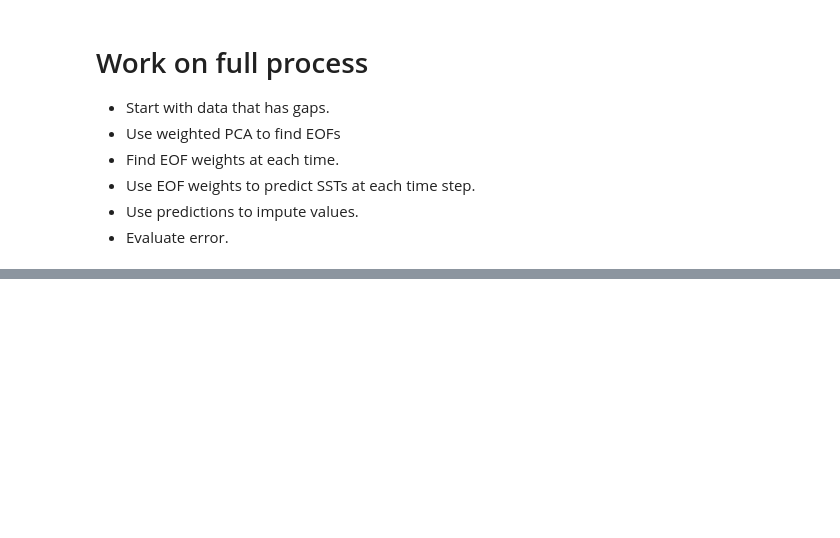
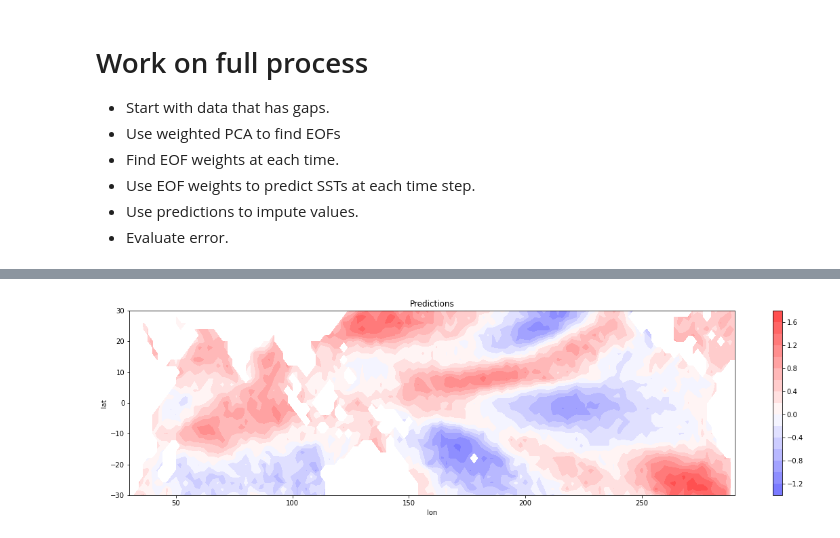
Before and after one commit to lucien-sim/sst_model, a Jupyter notebook: notebooks/imputing_with_pca.ipynb, the cells around one changed output, grey strips where cells are left out. Saved outputs shown, nothing was run; the diff lists cells and outputs as text; code cells hidden in the pictures; blank space fills up the shorter version.

```diff
--- a/notebooks/imputing_with_pca.ipynb
+++ b/notebooks/imputing_with_pca.ipynb
@@ -143,0 +182,6 @@ That looks damn good in my opinion! The predictions aren't perfect (only using 5
+# %%
+preds = pd.DataFrame(
+    index=df.iloc[:1000].index,
+    columns=df.columns,
+    data=imputer.pca_predict(t.iloc[:1000].values)
+)
@@ -143,0 +200,21 @@ That looks damn good in my opinion! The predictions aren't perfect (only using 5
+# %%
+tmp = preds.copy()
+tmp.index.name = 'time'
+preds_da = da2df.inverse_transform(tmp)
+test_idx = 600
+
+plt.figure(figsize=[20, 5])
+c = plt.contourf(
+    preds_da.coords['longitude'],
+    preds_da.coords['latitude'],
+    preds_da.isel(time=test_idx),
+    vmin=-2.5, vmax=2.5,
+    cmap='bwr', levels=15
+)
+plt.colorbar(c)
+plt.xlabel('lon')
+plt.ylabel('lat')
+plt.title(f'Predictions')
+plt.show()
+# %% [output]
+[figure, added]
```
Also changed, not shown: parts of 8 cells of this notebook, 1 other file.
